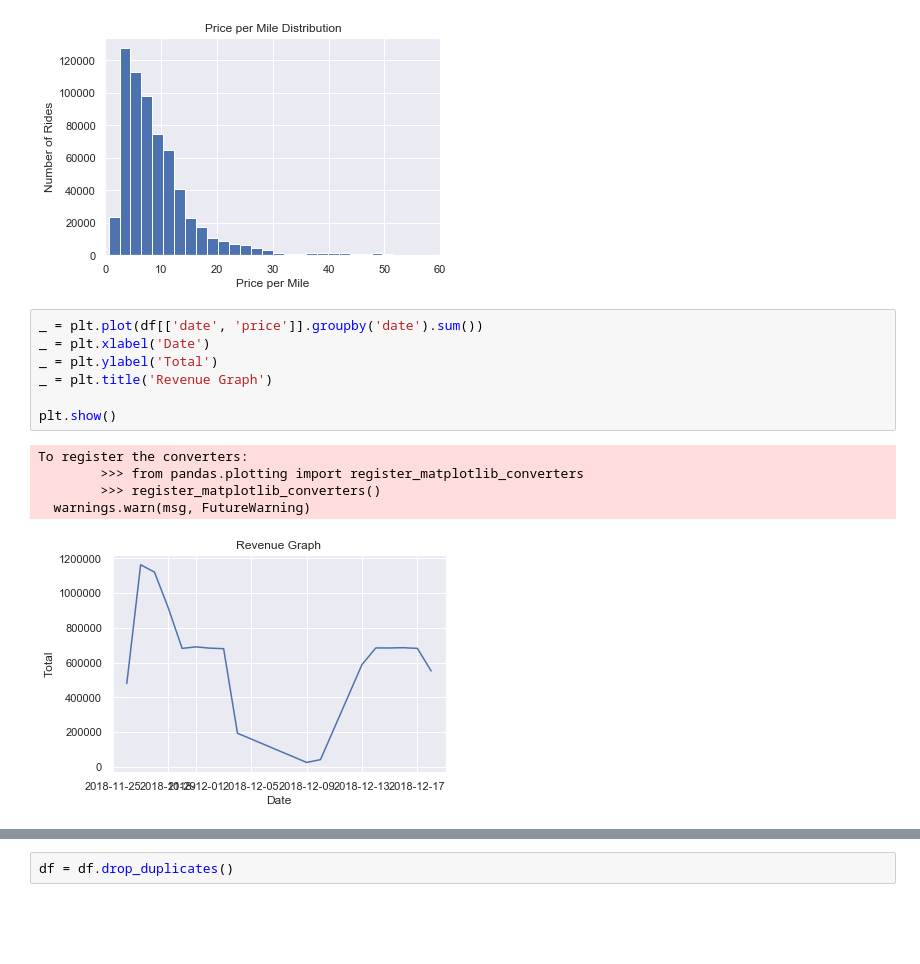
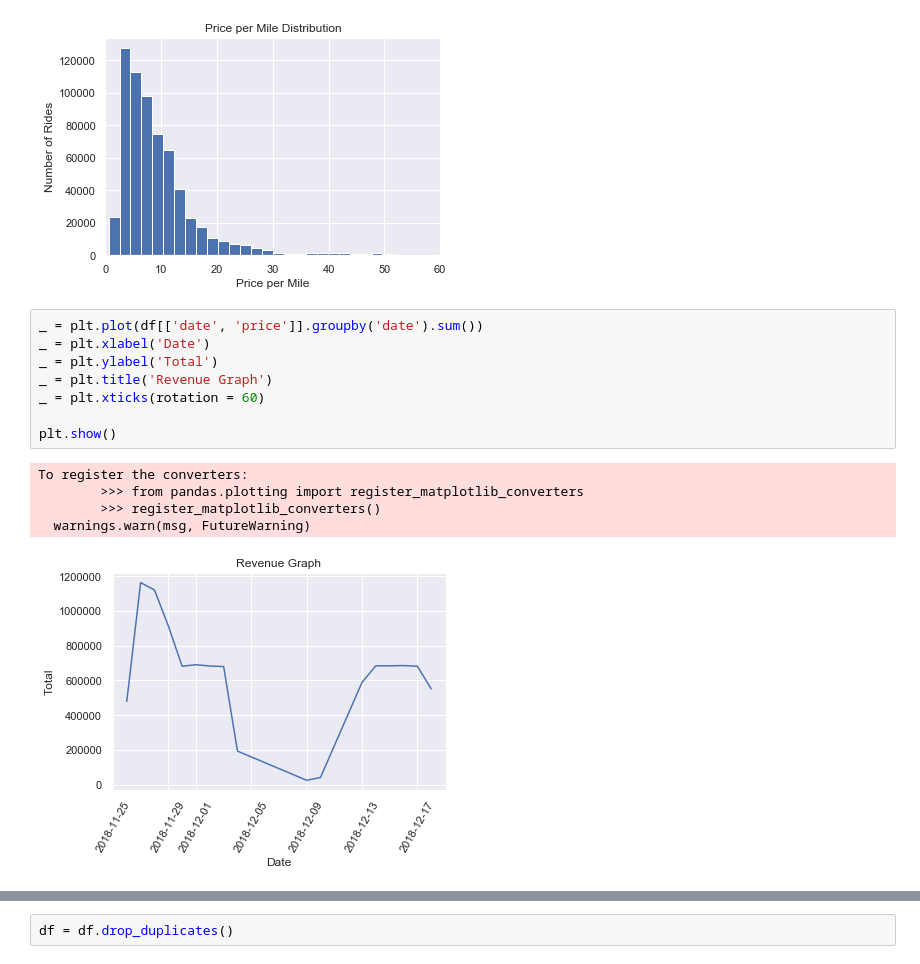
Before and after one commit to runnerup67/SpringboardDSC, a Jupyter notebook: CAPSTONE1_Data_Wrangling.ipynb, the cells around one changed output, grey strips where cells are left out. Drawn from its saved outputs; the diff is of its cells as text; blank space fills up the shorter version.

```diff
--- a/CAPSTONE1_Data_Wrangling.ipynb
+++ b/CAPSTONE1_Data_Wrangling.ipynb
@@ -130,16 +131,17 @@ plt.show()
 # %%
 _ = plt.plot(df[['date', 'price']].groupby('date').sum())
 _ = plt.xlabel('Date')
 _ = plt.ylabel('Total')
 _ = plt.title('Revenue Graph')
+_ = plt.xticks(rotation = 60)
 
 plt.show()
 # %% [output]
 To register the converters:
         >>> from pandas.plotting import register_matplotlib_converters
         >>> register_matplotlib_converters()
   warnings.warn(msg, FutureWarning)
-[figure, old version]
+[figure, new version]
 # %%
 _ = plt.plot(df[['date', 'mile']].groupby('date').mean())
 _ = plt.xlabel('Date')
```
Also changed, not shown: parts of 58 cells of this notebook.
